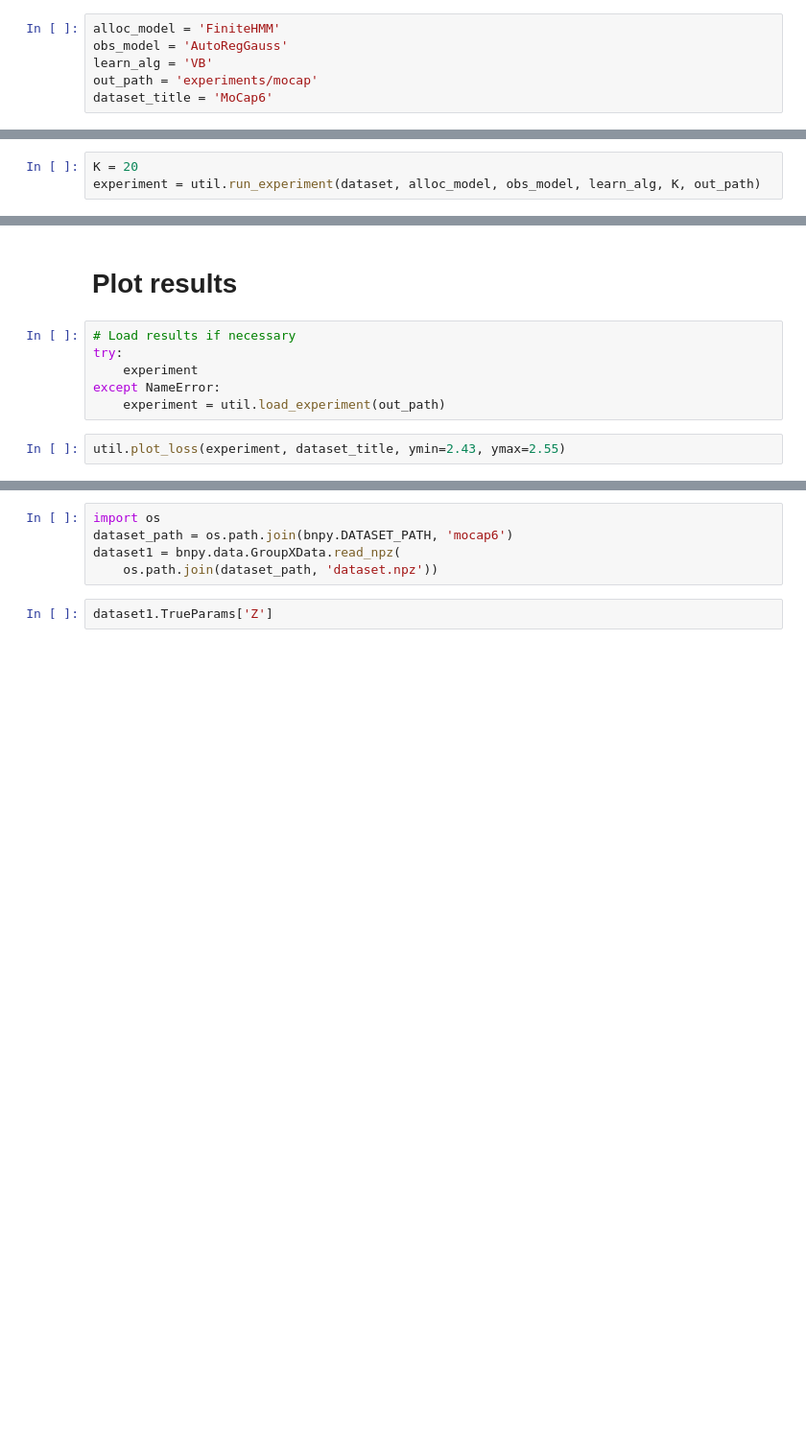
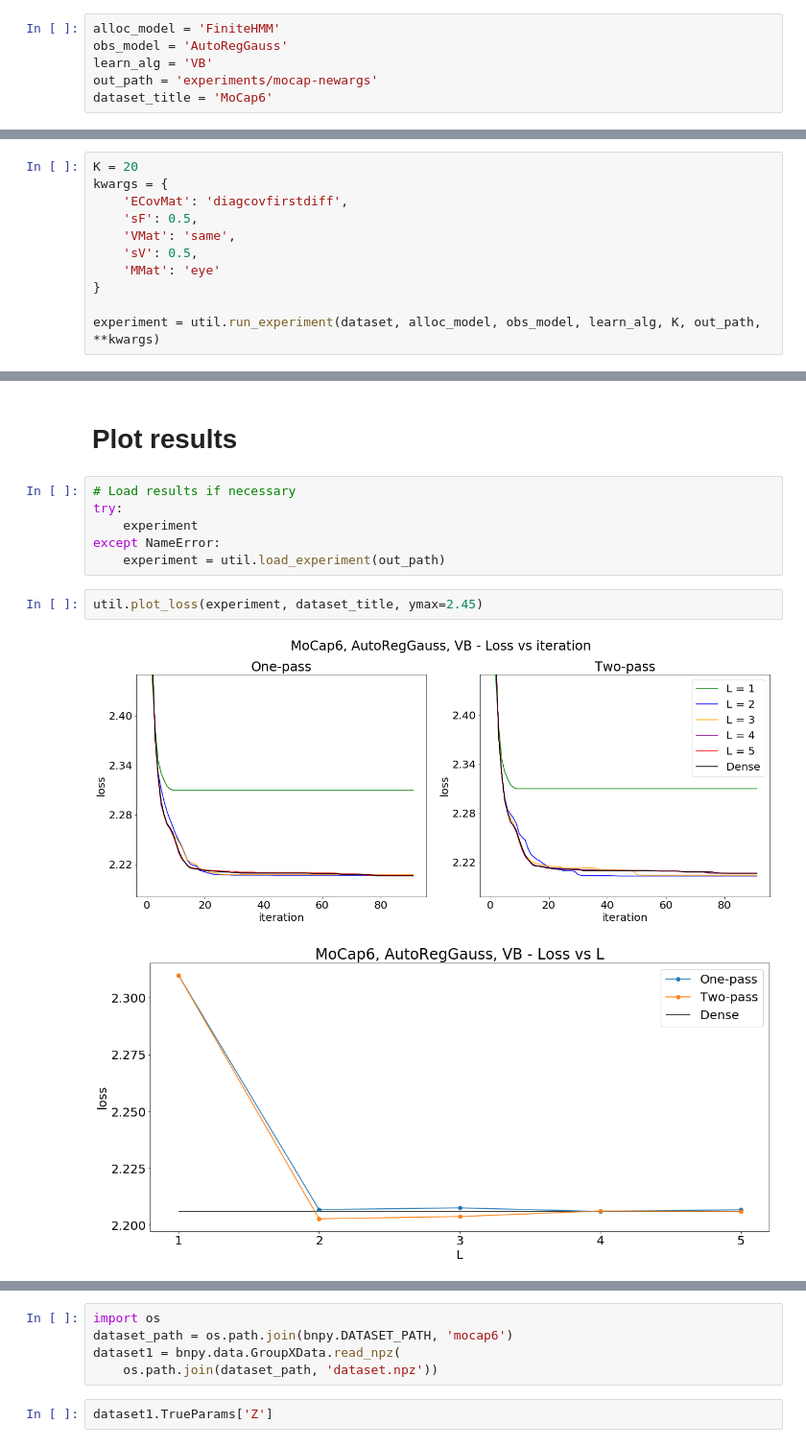
Before and after one commit to bnpy/bnpy, a Jupyter notebook: MoCap6 v2.ipynb, the cells around one changed output, grey strips where cells are left out. Shown at 96% size. Cells and saved outputs as stored; diff of their text form; blank space fills up the shorter version.

```diff
--- a/MoCap6 v2.ipynb
+++ b/MoCap6 v2.ipynb
@@ -6,7 +6,7 @@ import util
 alloc_model = 'FiniteHMM'
 obs_model = 'AutoRegGauss'
 learn_alg = 'VB'
-out_path = 'experiments/mocap'
+out_path = 'experiments/mocap-newargs'
 dataset_title = 'MoCap6'
 # %% [markdown]
 # Load data
@@ -16,4 +16,12 @@ dataset = util.load_mocap_data()
 # Run experiment
 # %%
 K = 20
-experiment = util.run_experiment(dataset, alloc_model, obs_model, learn_alg, K, out_path)
+kwargs = {
+    'ECovMat': 'diagcovfirstdiff',
+    'sF': 0.5,
+    'VMat': 'same',
+    'sV': 0.5,
+    'MMat': 'eye'
+}
+
+experiment = util.run_experiment(dataset, alloc_model, obs_model, learn_alg, K, out_path, **kwargs)
@@ -26,5 +52,8 @@ try:
 except NameError:
     experiment = util.load_experiment(out_path)
 # %%
-util.plot_loss(experiment, dataset_title, ymin=2.43, ymax=2.55)
+util.plot_loss(experiment, dataset_title, ymax=2.45)
+# %% [output]
+[figure, added]
+[figure, added]
 # %%
```
Also changed, not shown: parts of 5 cells of this notebook, 5 other files.
